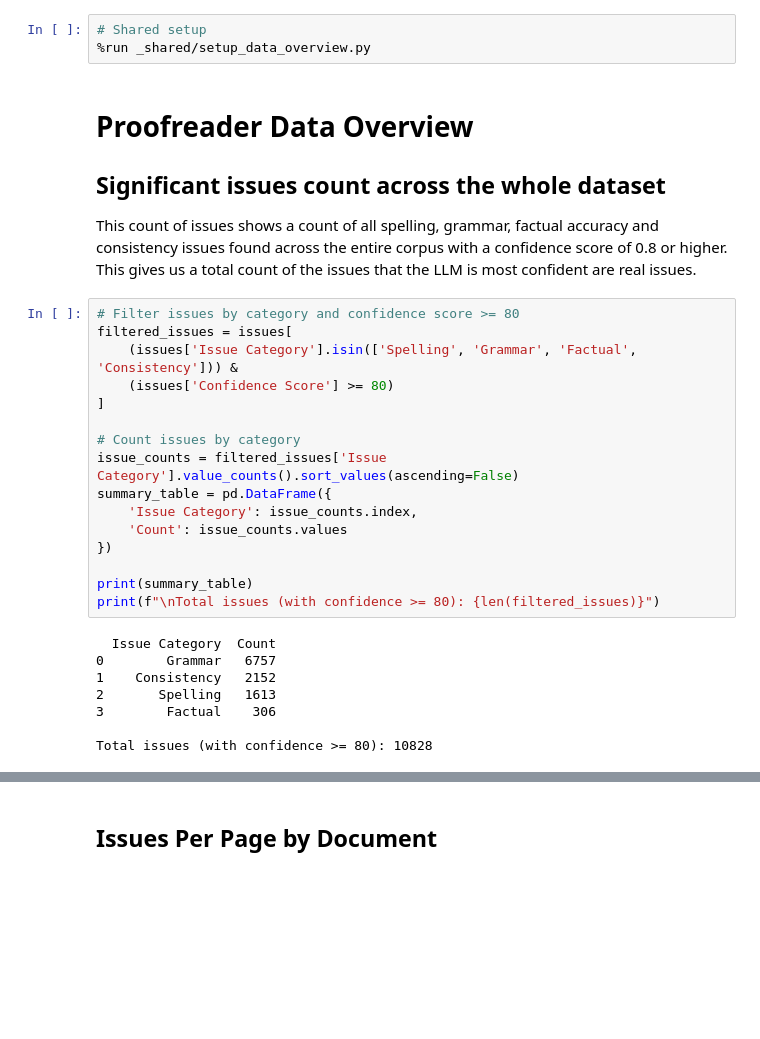
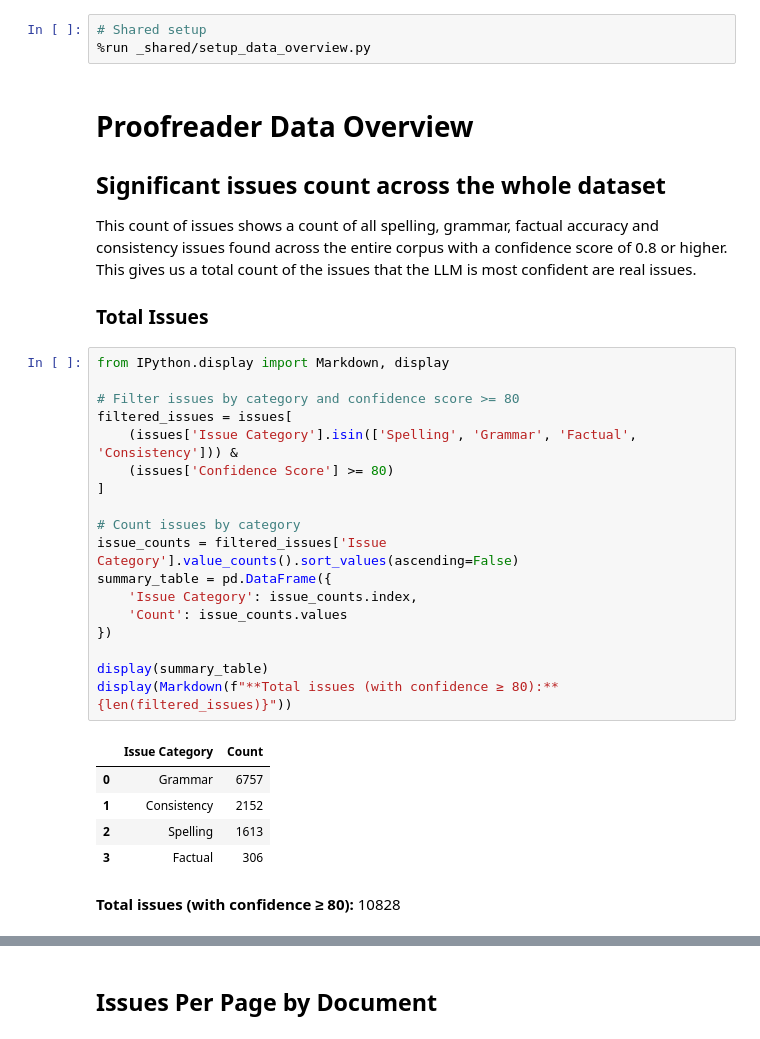
Before and after one commit to h-arnold/ProofreaderBot, a Jupyter notebook: notebooks/data_overview.ipynb, the cells around one changed output, grey strips where cells are left out. Drawn from its saved outputs; the diff is of its cells as text; blank space fills up the shorter version.

```diff
--- a/notebooks/data_overview.ipynb
+++ b/notebooks/data_overview.ipynb
@@ -7,30 +7,33 @@
 ## Significant issues count across the whole dataset
 
 This count of issues shows a count of all spelling, grammar, factual accuracy and consistency issues found across the entire corpus with a confidence score of 0.8 or higher. This gives us a total count of the issues that the LLM is most confident are real issues.
+
+### Total Issues
 # %%
+from IPython.display import Markdown, display
+
 # Filter issues by category and confidence score >= 80
 filtered_issues = issues[
     (issues['Issue Category'].isin(['Spelling', 'Grammar', 'Factual', 'Consistency'])) &
     (issues['Confidence Score'] >= 80)
 ]
 
 # Count issues by category
 issue_counts = filtered_issues['Issue Category'].value_counts().sort_values(ascending=False)
 summary_table = pd.DataFrame({
     'Issue Category': issue_counts.index,
     'Count': issue_counts.values
 })
 
-print(summary_table)
-print(f"\nTotal issues (with confidence >= 80): {len(filtered_issues)}")
+display(summary_table)
+display(Markdown(f"**Total issues (with confidence ≥ 80):** {len(filtered_issues)}"))
 # %% [output]
-  Issue Category  Count
-0        Grammar   6757
-1    Consistency   2152
-2       Spelling   1613
-3        Factual    306
-
-Total issues (with confidence >= 80): 10828
+|  | Issue Category | Count |
+| 0 | Grammar | 6757 |
+| 1 | Consistency | 2152 |
+| 2 | Spelling | 1613 |
+| 3 | Factual | 306 |
+**Total issues (with confidence ≥ 80):** 10828
 # %%
 # Create an interactive bar chart using Plotly
 import plotly.express as px
```
Also changed, not shown: parts of 6 cells of this notebook, 1 other file.
